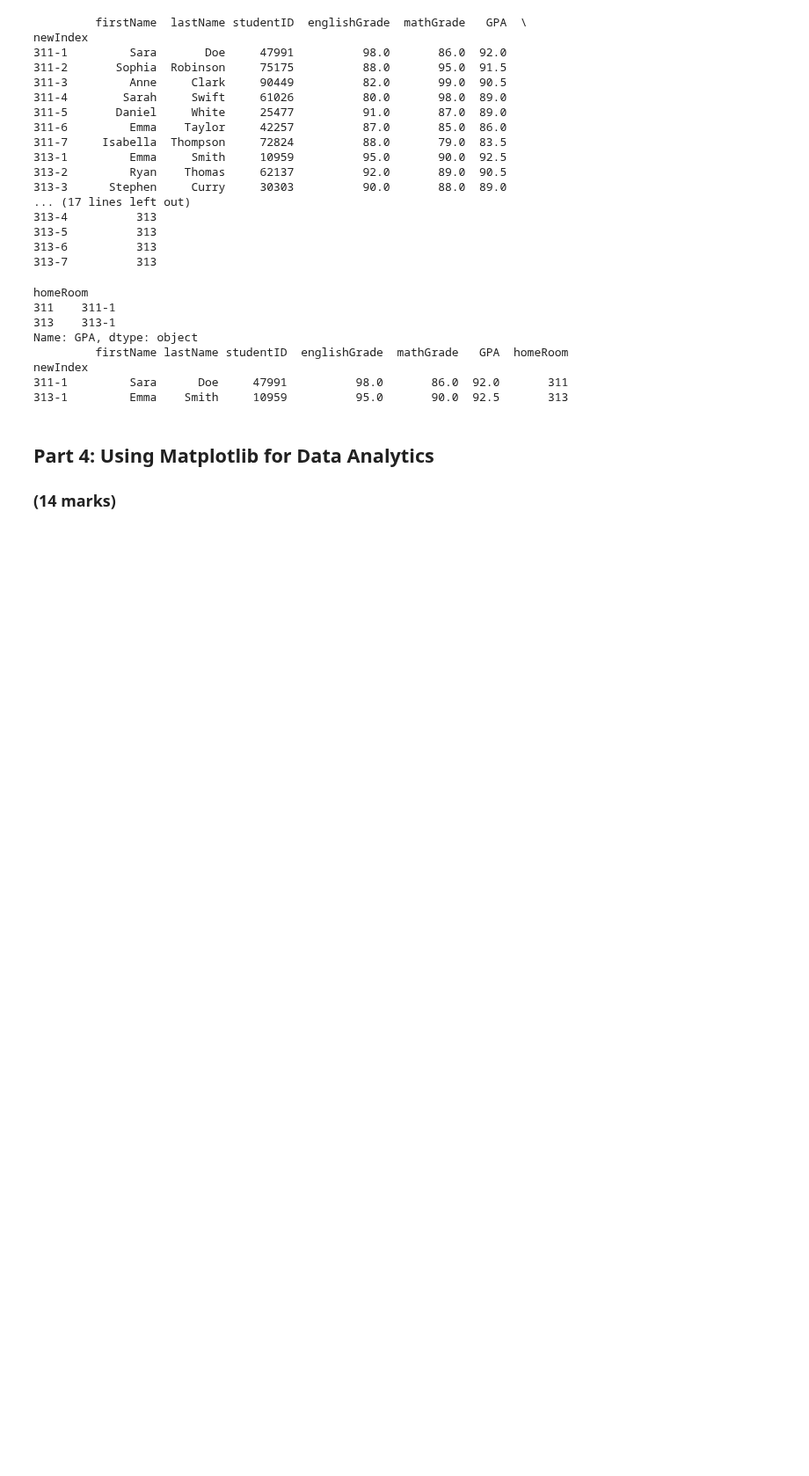
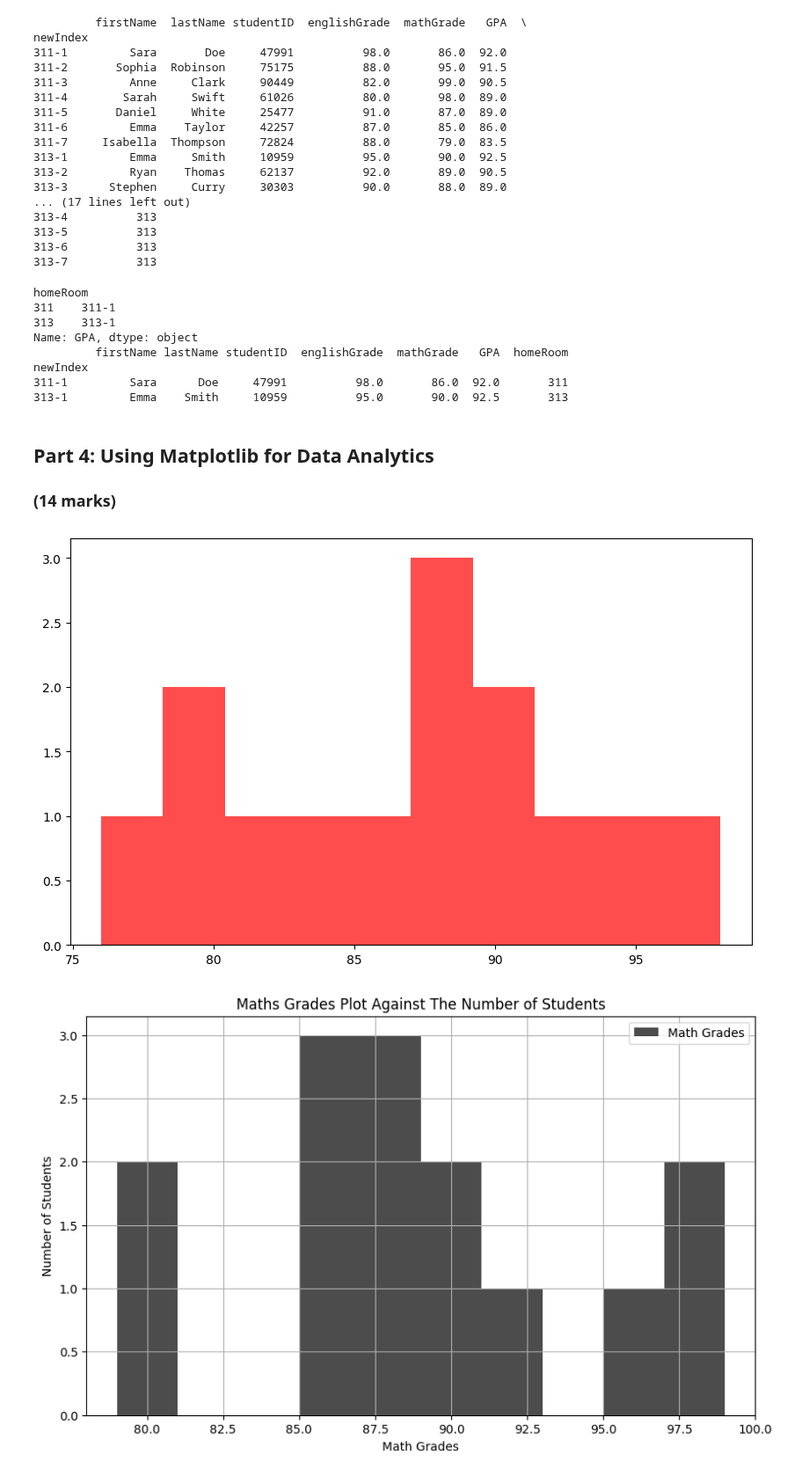
Before and after one commit to ChukwuebukaEzeanaka/engg680_2024_fall, a Jupyter notebook: Lab__Assignment1/StudentGradeManagementSystem.ipynb, the cells around one changed output. Shown at 88% size. Cells and saved outputs as stored; diff of their text form; code cells hidden in the pictures; blank space fills up the shorter version.

Commit message:
am done with Part4 number1

```diff
--- a/Lab__Assignment1/StudentGradeManagementSystem.ipynb
+++ b/Lab__Assignment1/StudentGradeManagementSystem.ipynb
@@ -68,8 +68,8 @@ import pandas as pd
 # %%
 # Load the student grade CSV files into DataFrames using the defined variables
 # (2 marks)
-df_english = pd.read_csv("studentGrades_English (1).csv")
-df_math = pd.read_csv("studentGrades_Math (1).csv")
+df_english = pd.read_csv("studentGrades_English.csv")
+df_math = pd.read_csv("studentGrades_Math.csv")
 print(df_english)
 print(df_math)
 # %% [output]
@@ -489,27 +489,33 @@ import matplotlib.pyplot as plt
 # %%
 # Let's use matplotlib to display a histogram of the grades distribution
 # Histograms are useful for seeing the distribution of the students grades
 
 plt.figure(figsize=(10, 6))
-plt.hist(df_studentGrades['englishGrade'], bins=10, alpha=0.7, label='English Grades', color='blue')
+plt.hist(df_studentGrades['englishGrade'], bins=10, alpha=0.7, label='English Grades', color='red')
 
 # Step 1: Use the line above as reference to create a histogram for the math grades
 # (1 mark)
-#
+plt.figure(figsize=(10, 6))
+plt.hist(df_studentGrades['mathGrade'], bins=10, alpha=0.7, label='Math Grades', color='black')
 
 # Step 2: Ensure that your plot is descriptive, so use labels (x and y axis), a title, and a legend.
 # Hint: Use the matplotlib .legend(loc='<location>') to add and place the legend.
 # You can use 'upper left', 'upper right', 'lower left', and 'lower right' to specify the location.
 # (4 marks)
-#
+plt.xlabel("Math Grades")
+plt.ylabel("Number of Students")
+plt.title("Maths Grades Plot Against The Number of Students")
+plt.legend()
 plt.grid(True)
 
 # Step 3: Use the .savefig('<image_title>'.png) to output an image file of the histogram.
 # Please be sure to use a descriptive title!
 # (1 mark)
-#
-
+plt.savefig("Histogram_plot_Of_Maths_Grade.png")
 plt.show()
+# %% [output]
+[figure, added]
+[figure, added]
 # %%
 # Let's also use matplotlib to display a scatter plot of English vs. Math grades
 # Scatter plots are useful for seeing the relationship between two variables
```
Also changed, not shown: parts of 4 cells of this notebook, 6 other files.
